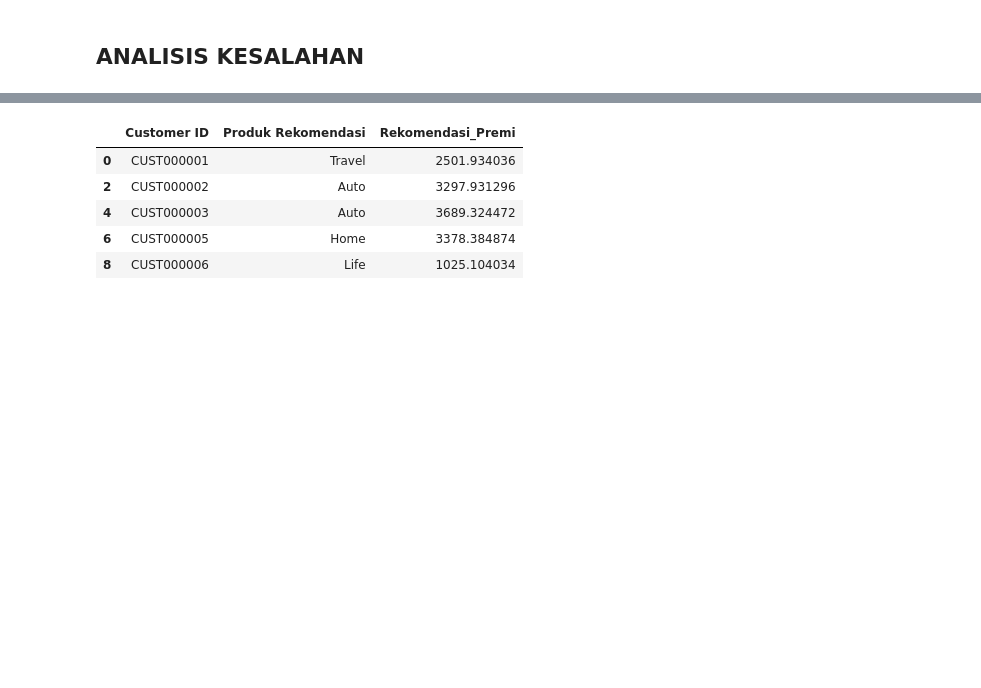
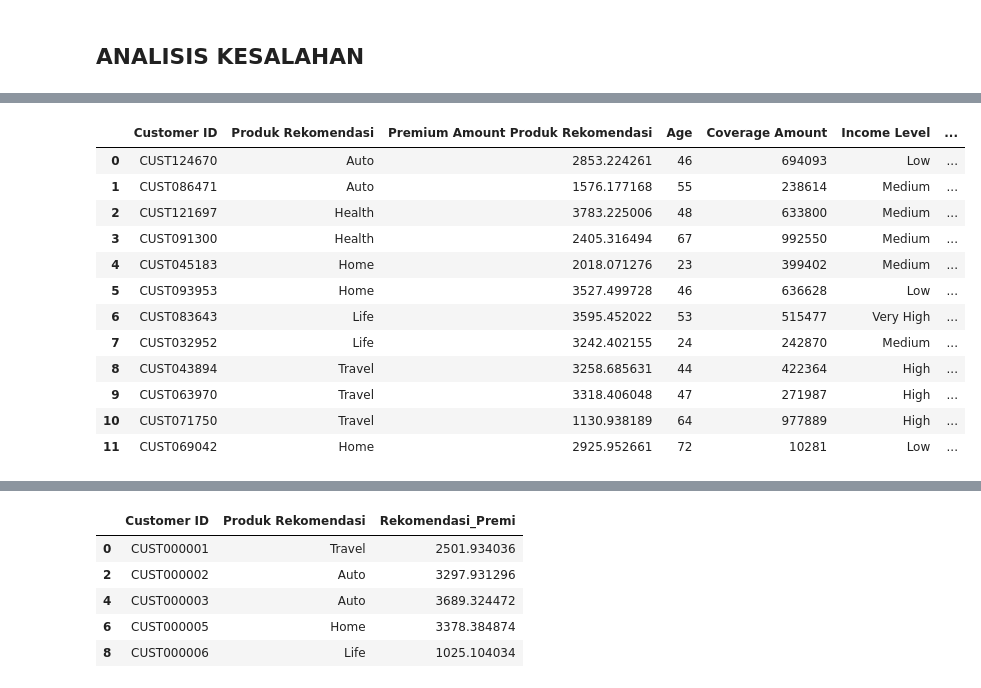
Before and after one commit to aura-najma/PROJECTSDC, a Jupyter notebook: RUN ULANG.ipynb, the cells around one changed output, grey strips where cells are left out. Drawn from its saved outputs; the diff is of its cells as text; code cells hidden in the pictures; blank space fills up the shorter version.

```diff
--- a/RUN ULANG.ipynb
+++ b/RUN ULANG.ipynb
@@ -1333,3 +1447,0 @@ df_sample_tetangga = df_sample_tetangga[
-# %%
-df_sample_tetangga = df_sample_tetangga.merge(df_original.add_suffix('_cust'), left_on='Customer ID', right_on='Customer ID_cust', how='left')
-df_sample_tetangga = df_sample_tetangga.merge(df_original.add_suffix('_tetangga'), left_on='Tetangga ID', right_on='Customer ID_tetangga', how='left')
@@ -1397,0 +1448,6 @@ df_finalpremi_merged.to_excel('final_data_fix_with_rekomendasipremi.xlsx', index
+# %%
+# Mengambil satu customer acak untuk setiap Produk Rekomendasi
+df_analisis = df_rekomendasi_dgn_premi.groupby('Produk Rekomendasi').sample(n=2, random_state=100)
+
+# Menampilkan hasil
+df_analisis
@@ -1397,0 +1466,10 @@ df_finalpremi_merged.to_excel('final_data_fix_with_rekomendasipremi.xlsx', index
+# %%
+# Mencari baris dengan Cosine Similarity paling rendah dan paling tinggi
+lowest_cosine_idx = df_rekomendasi_dgn_premi['Cosine Similarity'].idxmin()
+highest_cosine_idx = df_rekomendasi_dgn_premi['Cosine Similarity'].idxmax()
+
+# Mengambil baris yang sesuai dengan indeks tersebut
+lowest_cosine_row = df_rekomendasi_dgn_premi.loc[lowest_cosine_idx]
+highest_cosine_row = df_rekomendasi_dgn_premi.loc[highest_cosine_idx]
+print(lowest_cosine_row)
+print(highest_cosine_row)
@@ -1397,0 +1495,3 @@ df_finalpremi_merged.to_excel('final_data_fix_with_rekomendasipremi.xlsx', index
+# %%
+df_analisis = pd.concat([df_analisis, lowest_cosine_row.to_frame().T, highest_cosine_row.to_frame().T])
+df_analisis
@@ -1397,0 +1512,27 @@ df_finalpremi_merged.to_excel('final_data_fix_with_rekomendasipremi.xlsx', index
+# %%
+# Memilih kolom yang diperlukan dari df_analisis
+df_analisis_selected = df_analisis[['Customer ID', 'Produk Rekomendasi', 'Premium Amount Produk Rekomendasi']]
+
+# Memilih kolom yang diperlukan dari df_original
+df_original_selected = df_original[['Customer ID', 'Age', 'Coverage Amount', 'Income Level',
+                                    'Risk Profile', 'Claim History', 'Customer Preferences',
+                                    'Segmentation Group', 'Premium_Coverage_Ratio',
+                                    'Deductible_Coverage_Ratio']]
+
+# Menggabungkan kedua DataFrame berdasarkan Customer ID
+df_customer = pd.merge(df_analisis_selected, df_original_selected, on='Customer ID', how='inner')
+df_customer
+# %% [output]
+|  | Customer ID | Produk Rekomendasi | Premium Amount Produk Rekomendasi | Age | Coverage Amount | Income Level | ... |
+| 0 | CUST124670 | Auto | 2853.224261 | 46 | 694093 | Low | ... |
+| 1 | CUST086471 | Auto | 1576.177168 | 55 | 238614 | Medium | ... |
+| 2 | CUST121697 | Health | 3783.225006 | 48 | 633800 | Medium | ... |
+| 3 | CUST091300 | Health | 2405.316494 | 67 | 992550 | Medium | ... |
+| 4 | CUST045183 | Home | 2018.071276 | 23 | 399402 | Medium | ... |
+| 5 | CUST093953 | Home | 3527.499728 | 46 | 636628 | Low | ... |
+| 6 | CUST083643 | Life | 3595.452022 | 53 | 515477 | Very High | ... |
+| 7 | CUST032952 | Life | 3242.402155 | 24 | 242870 | Medium | ... |
+| 8 | CUST043894 | Travel | 3258.685631 | 44 | 422364 | High | ... |
+| 9 | CUST063970 | Travel | 3318.406048 | 47 | 271987 | High | ... |
+| 10 | CUST071750 | Travel | 1130.938189 | 64 | 977889 | High | ... |
+| 11 | CUST069042 | Home | 2925.952661 | 72 | 10281 | Low | ... |
```
Also changed, not shown: parts of 46 cells of this notebook.
